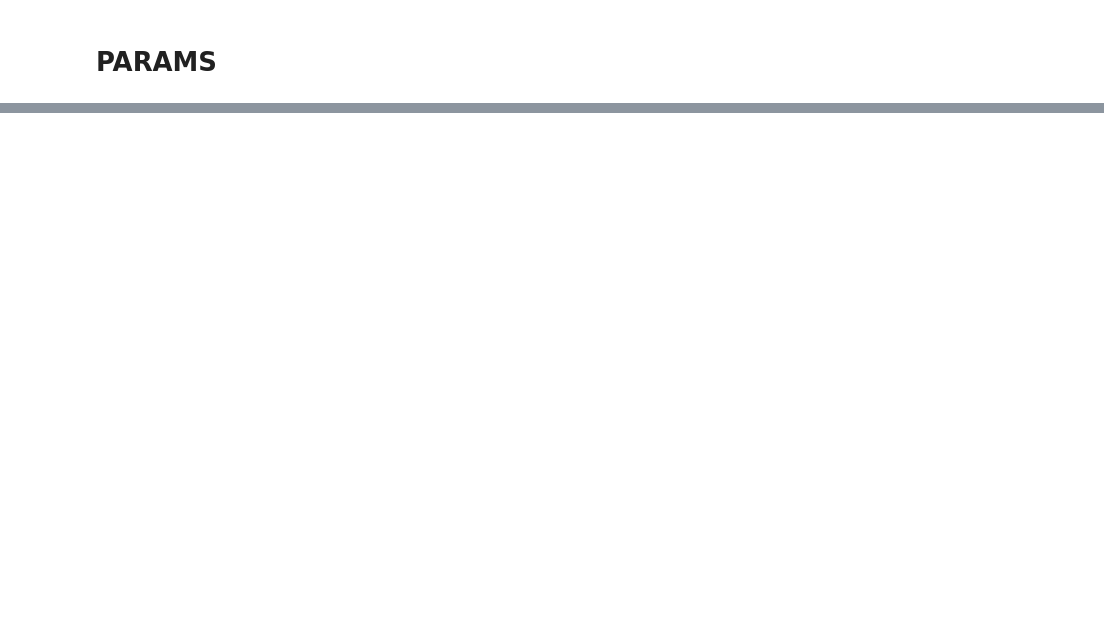
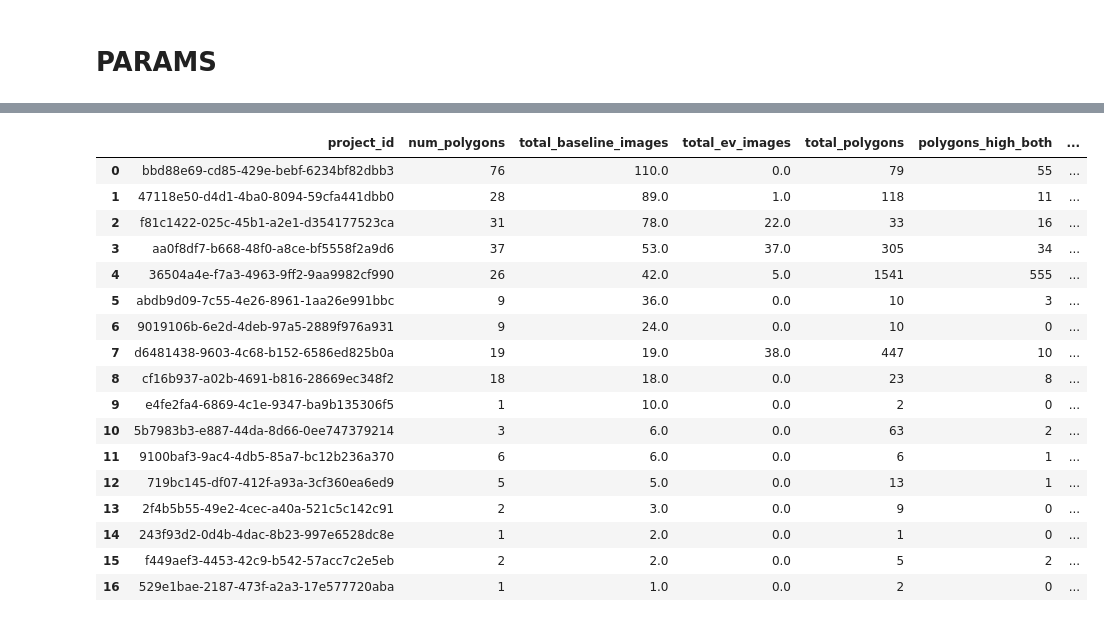
Before and after one commit to wri/decision-tree, a Jupyter notebook: notebooks/decision_tree.ipynb, the cells around one changed output, grey strips where cells are left out. Drawn from its saved outputs; the diff is of its cells as text; code cells hidden in the pictures; blank space fills up the shorter version.

Commit message:
run dtree for bef shortlist

```diff
--- a/notebooks/decision_tree.ipynb
+++ b/notebooks/decision_tree.ipynb
@@ -227,0 +354,2 @@ Name: baseline_img_count, dtype: int64
+# %%
+c1_final, c1_decision_summary = tree.apply_rules_baseline(c1_main_ttc, save_to_csv=f'../data/c1_dtree_baseline_042425.csv')
@@ -227,0 +476,11 @@ Name: baseline_img_count, dtype: int64
+# %%
+c1remotes = c1_final[c1_final.decision == 'remote']
+
+grouped_summary = c1remotes.groupby("project_id").agg(
+    num_polygons=("poly_id", "nunique"),
+    total_baseline_images=("baseline_img_count", "sum"),
+    total_ev_images=("ev_img_count", "sum")
+).reset_index()
+
+
+grouped_summary
@@ -227,0 +505,2 @@ Name: baseline_img_count, dtype: int64
+# %%
+sorted_grouped_summary = grouped_summary.sort_values(by=["total_baseline_images", "total_ev_images"], ascending=[False, False])
@@ -227,0 +529,4 @@ Name: baseline_img_count, dtype: int64
+# %%
+
+darby = pd.read_csv('../data/results/darby_analysis.csv')
+darby
@@ -227,0 +557,22 @@ Name: baseline_img_count, dtype: int64
+# %%
+merged_df = sorted_grouped_summary.merge(darby, on='project_id', how='inner')
+merged_df
+# %% [output]
+|  | project_id | num_polygons | total_baseline_images | total_ev_images | total_polygons | polygons_high_both | ... |
+| 0 | bbd88e69-cd85-429e-bebf-6234bf82dbb3 | 76 | 110.0 | 0.0 | 79 | 55 | ... |
+| 1 | 47118e50-d4d1-4ba0-8094-59cfa441dbb0 | 28 | 89.0 | 1.0 | 118 | 11 | ... |
+| 2 | f81c1422-025c-45b1-a2e1-d354177523ca | 31 | 78.0 | 22.0 | 33 | 16 | ... |
+| 3 | aa0f8df7-b668-48f0-a8ce-bf5558f2a9d6 | 37 | 53.0 | 37.0 | 305 | 34 | ... |
+| 4 | 36504a4e-f7a3-4963-9ff2-9aa9982cf990 | 26 | 42.0 | 5.0 | 1541 | 555 | ... |
+| 5 | abdb9d09-7c55-4e26-8961-1aa26e991bbc | 9 | 36.0 | 0.0 | 10 | 3 | ... |
+| 6 | 9019106b-6e2d-4deb-97a5-2889f976a931 | 9 | 24.0 | 0.0 | 10 | 0 | ... |
+| 7 | d6481438-9603-4c68-b152-6586ed825b0a | 19 | 19.0 | 38.0 | 447 | 10 | ... |
+| 8 | cf16b937-a02b-4691-b816-28669ec348f2 | 18 | 18.0 | 0.0 | 23 | 8 | ... |
+| 9 | e4fe2fa4-6869-4c1e-9347-ba9b135306f5 | 1 | 10.0 | 0.0 | 2 | 0 | ... |
+| 10 | 5b7983b3-e887-44da-8d66-0ee747379214 | 3 | 6.0 | 0.0 | 63 | 2 | ... |
+| 11 | 9100baf3-9ac4-4db5-85a7-bc12b236a370 | 6 | 6.0 | 0.0 | 6 | 1 | ... |
+| 12 | 719bc145-df07-412f-a93a-3cf360ea6ed9 | 5 | 5.0 | 0.0 | 13 | 1 | ... |
+| 13 | 2f4b5b55-49e2-4cec-a40a-521c5c142c91 | 2 | 3.0 | 0.0 | 9 | 0 | ... |
+| 14 | 243f93d2-0d4b-4dac-8b23-997e6528dc8e | 1 | 2.0 | 0.0 | 1 | 0 | ... |
+| 15 | f449aef3-4453-42c9-b542-57acc7c2e5eb | 2 | 2.0 | 0.0 | 5 | 2 | ... |
+| 16 | 529e1bae-2187-473f-a2a3-17e577720aba | 1 | 1.0 | 0.0 | 2 | 0 | ... |
```
Also changed, not shown: parts of 78 cells of this notebook.
